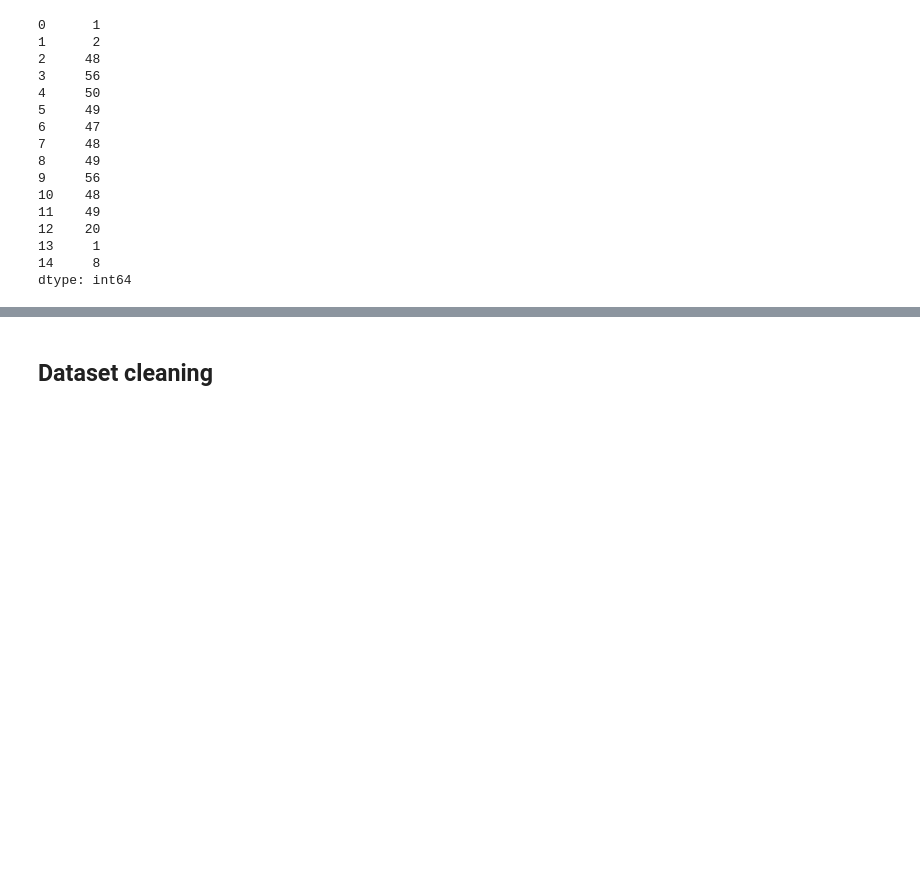
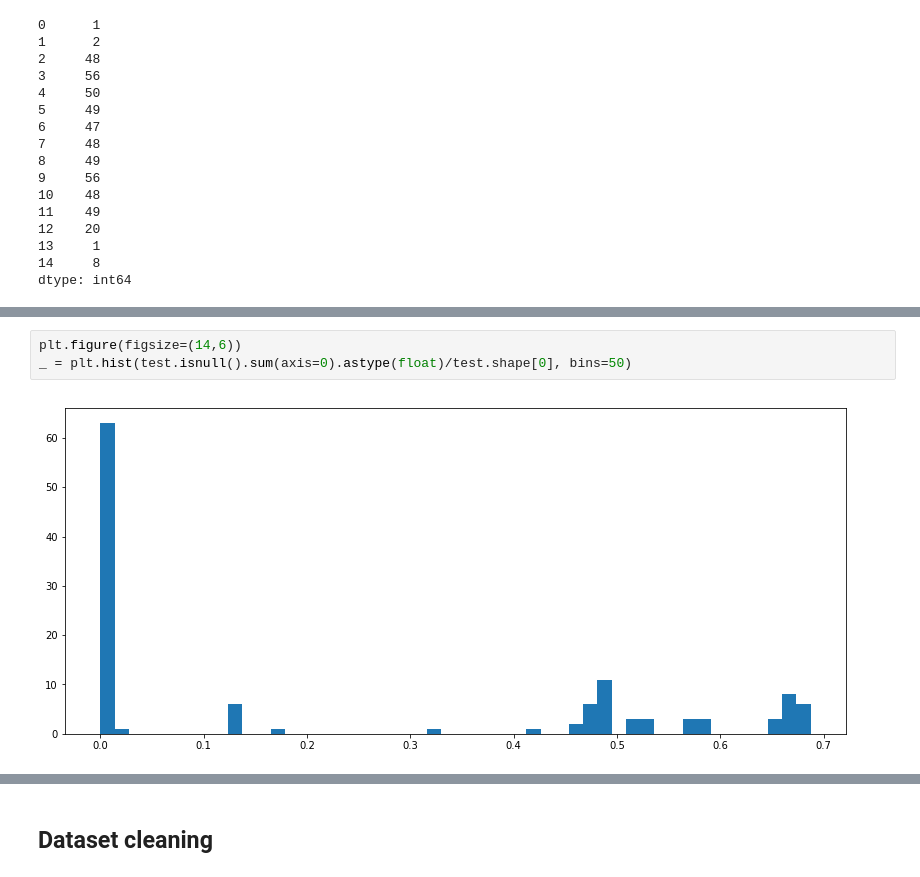
Before and after one commit to ChongFF/competitions, a Jupyter notebook: kaggle/home-credit-default-risk/Home Credit Default Risk - Basic EDA.ipynb, the cells around one changed output, grey strips where cells are left out. Saved outputs shown, nothing was run; the diff lists cells and outputs as text; blank space fills up the shorter version.

```diff
--- a/kaggle/home-credit-default-risk/Home Credit Default Risk - Basic EDA.ipynb
+++ b/kaggle/home-credit-default-risk/Home Credit Default Risk - Basic EDA.ipynb
@@ -154,0 +194,5 @@ Doesn't seem like there is a strong pattern for missingness for Column, however,
+# %%
+plt.figure(figsize=(14,6))
+_ = plt.hist(test.isnull().sum(axis=0).astype(float)/test.shape[0], bins=50)
+# %% [output]
+[figure, added]
```
Also changed, not shown: parts of 16 cells of this notebook.
